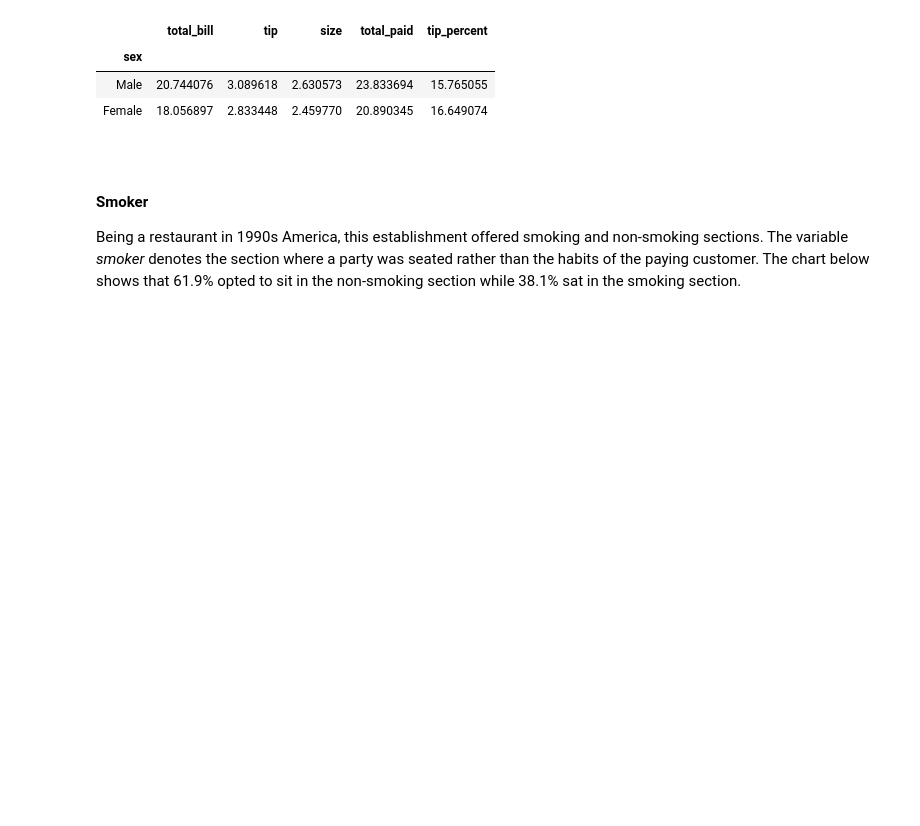
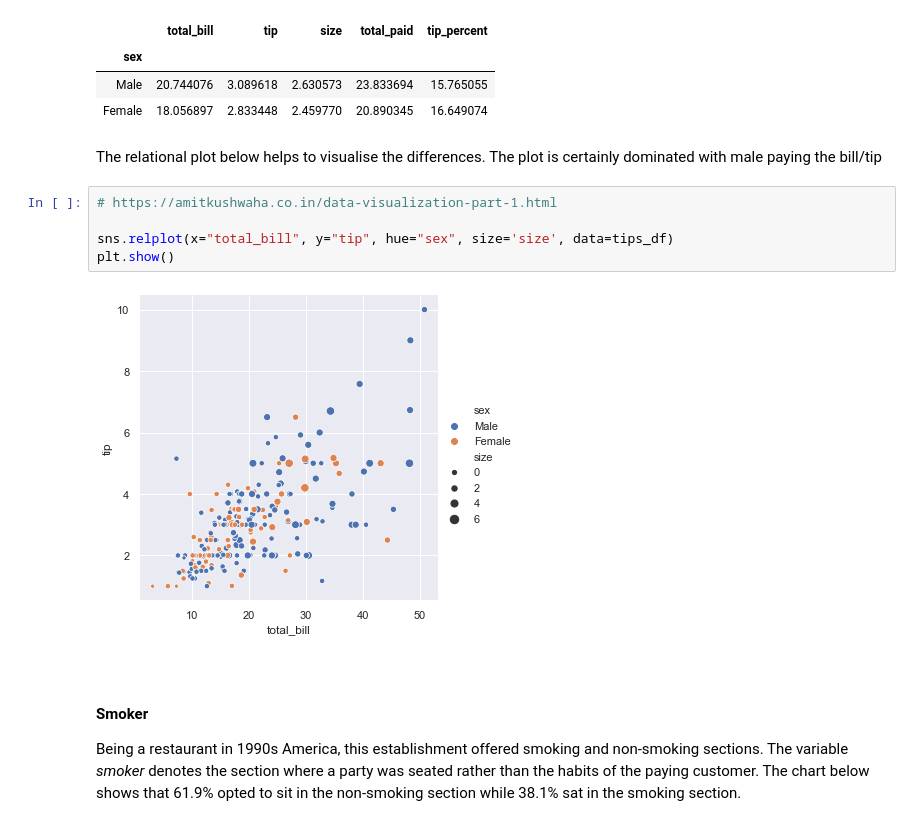
Before and after one commit to jennifer-ryan/fundamentals-project, a Jupyter notebook: tips_database_analysis.ipynb, the cells around one changed output. Cells and saved outputs as stored; diff of their text form; blank space fills up the shorter version.

```diff
--- a/tips_database_analysis.ipynb
+++ b/tips_database_analysis.ipynb
@@ -205,6 +205,15 @@ tips_df.groupby("sex").mean()
 | sex |  |  |  |  |  |
 | Male | 20.744076 | 3.089618 | 2.630573 | 23.833694 | 15.765055 |
 | Female | 18.056897 | 2.833448 | 2.459770 | 20.890345 | 16.649074 |
+# %% [markdown]
+The relational plot below helps to visualise the differences. The plot is certainly dominated with male paying the bill/tip
+# %%
+# https://amitkushwaha.co.in/data-visualization-part-1.html
+
+sns.relplot(x="total_bill", y="tip", hue="sex", size='size', data=tips_df)
+plt.show()
+# %% [output]
+[figure, added]
 # %% [markdown]
 <br>
 
```
Also changed, not shown: parts of 18 cells of this notebook.
